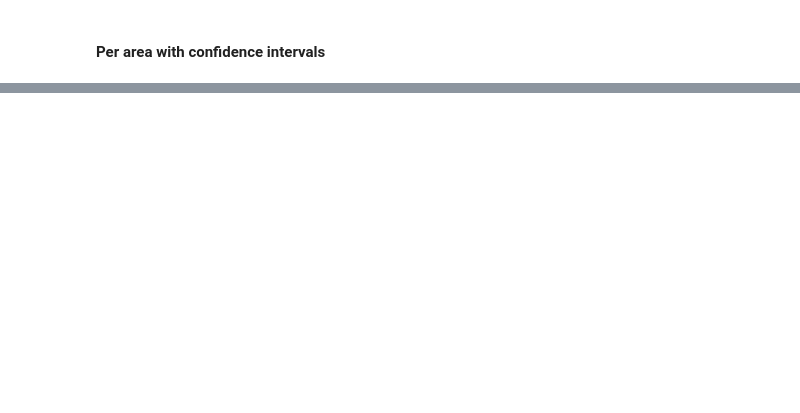
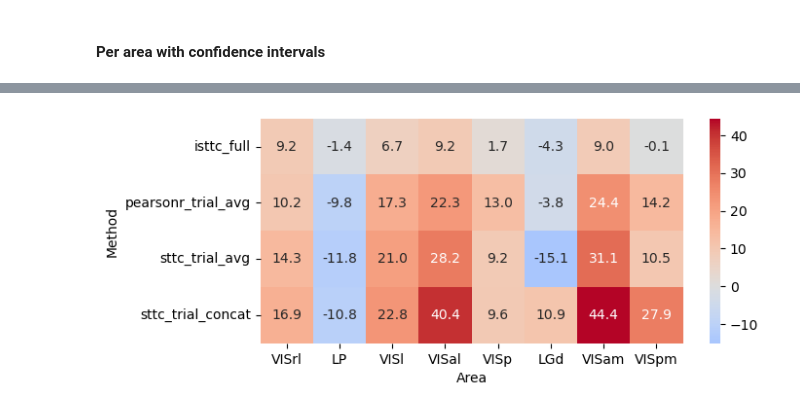
Before and after one commit to iinnpp/isttc, a Jupyter notebook: notebooks/mice/calculate_and_plot_tau_per_area.ipynb, the cells around one changed output, grey strips where cells are left out. Drawn from its saved outputs; the diff is of its cells as text; code cells hidden in the pictures; blank space fills up the shorter version.

```diff
--- a/notebooks/mice/calculate_and_plot_tau_per_area.ipynb
+++ b/notebooks/mice/calculate_and_plot_tau_per_area.ipynb
@@ -519,0 +483,11 @@ if save_fig:
+# %%
+# Subtract 'isttc_full' from all rows (broadcast across columns)
+diff_df = heatmap_plot_df_concat_sorted.subtract(heatmap_plot_df_concat_sorted.loc['acf_full'], axis=1)
+
+# Drop the istcc_full row itself, since it's the baseline (diff = 0)
+diff_df = diff_df.drop(index='acf_full')
+
+# Melt to long format for seaborn
+diff_long = diff_df.reset_index().melt(id_vars='method', var_name='area', value_name='tau_diff')
+
+diff_df
@@ -519,0 +503,17 @@ if save_fig:
+# %%
+fig, axes = plt.subplots(1, 1, figsize=(7, 3), sharey=False)
+
+sns.heatmap(diff_df, annot=True, fmt=".1f", center=0, cmap="coolwarm", linewidths=0, ax=axes)
+axes.set_ylabel('Method')
+axes.set_xlabel('Area')
+
+#sns.despine(ax=axes)
+
+# axes.set_xticks(brain_areas_axes_ticks)
+# axes.set_xticklabels(brain_areas_names)
+
+if save_fig:
+    fig.savefig(fig_folder + 'tau_per_area_5methods_heatmap_diff.png', bbox_inches='tight', dpi=300)
+    fig.savefig(fig_folder + 'tau_per_area_5methods_heatmap_diff.svg', bbox_inches='tight')
+# %% [output]
+[figure, added]
```
Also changed, not shown: parts of 34 cells of this notebook, 7 other files.
